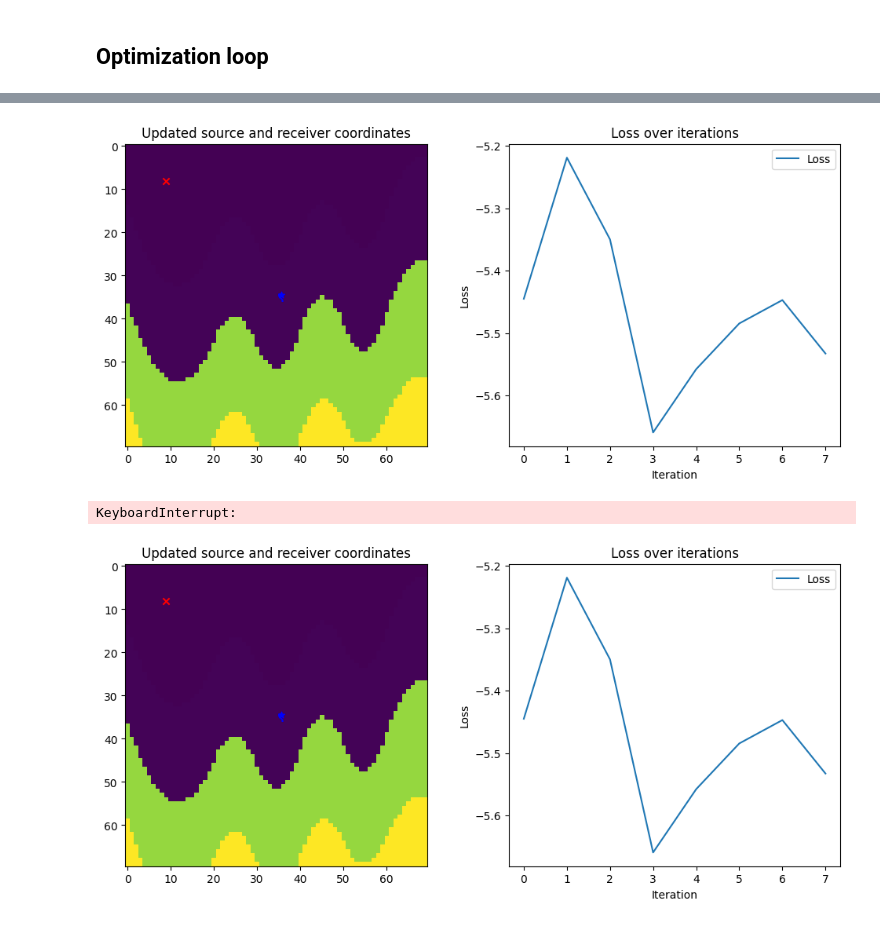
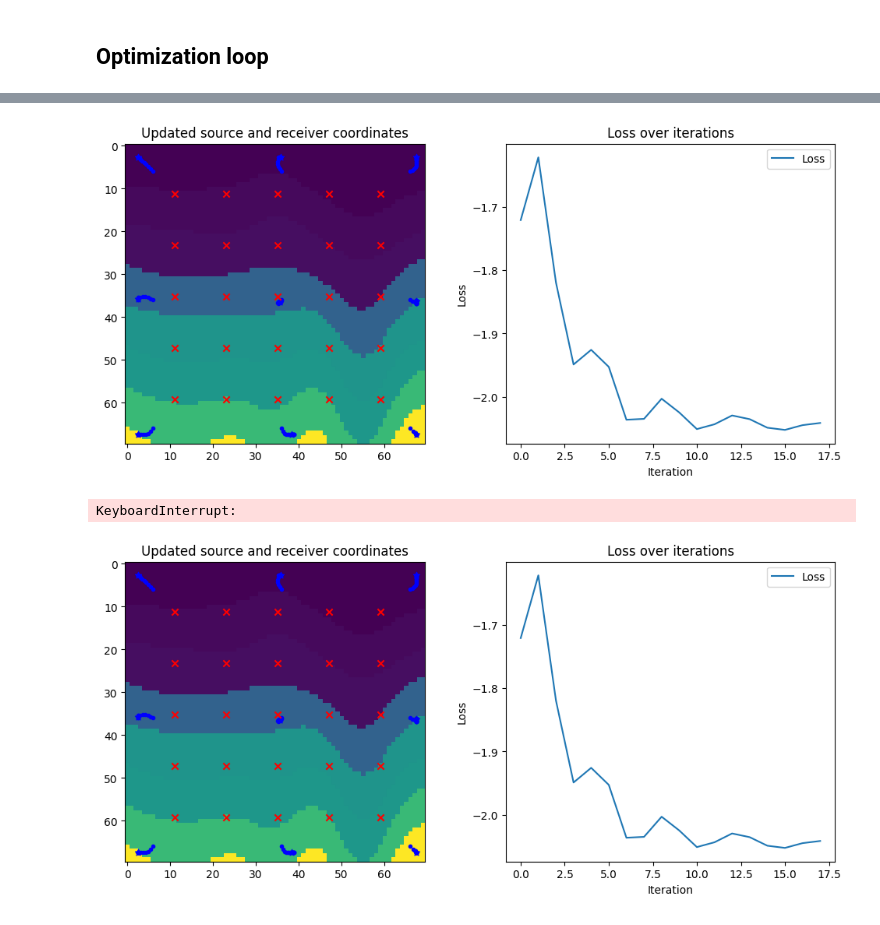
Before and after one commit to armercier/Hybrid-OED, a Jupyter notebook: src/scripts/test_case_B.ipynb, the cells around one changed output, grey strips where cells are left out. Cells and saved outputs as stored; diff of their text form; code cells hidden in the pictures.

Commit message:
multiple source receiver in test case B

```diff
--- a/src/scripts/test_case_B.ipynb
+++ b/src/scripts/test_case_B.ipynb
@@ -76,7 +140,7 @@ density = 1000.  # sound_speed*0 + 1.
 attenuation = 0.0  # density*0
 
 # sound_speed = jnp.full(N, 1540.)
-sound_speed = jnp.array(model[4,0,:,:])
+sound_speed = jnp.array(model[7,0,:,:])
 
 pml_size = 15
 
@@ -440,8 +576,14 @@ for i in range(n_steps):
     print(f"Step {i}, Loss: {lossval}, Time: {tac - tic}")
 
     # Record the current positions of sources and receivers
-    source_trajectories.append((fargs[0][0][0], fargs[0][0][1]))  # Source
-    receiver_trajectories.append((fargs[1][1][0], fargs[1][1][1]))  # Receiver
+    # source_trajectories.append((fargs[0][0][0], fargs[0][0][1]))  # Source
+    # receiver_trajectories.append((fargs[1][1][0], fargs[1][1][1]))  # Receiver
+
+    source_trajectories.append(fargs[0])  # Source
+    receiver_trajectories.append(receiver_coords[0])  # Receiver
+
+
+
     # receiver_trajectories.append(receiver_coords[0],receiver_coords[1])  # Receiver
 
     # Clear the current axes, keeping the figure intact
@@ -458,11 +600,33 @@ for i in range(n_steps):
         # Plot the trajectories of the sources and receivers
         source_positions = list(zip(*source_trajectories))
         receiver_positions = list(zip(*receiver_trajectories))
-        ax1.plot(source_positions[1], source_positions[0], 'b-', label='Source Trajectory')
+
+        print("source_trajectories",source_trajectories)
+        print("source_positions",source_positions)
+
+        # for positions in source_positions:
+        #     ax1.plot(positions[0][1], positions[0][0], 'b-', label='Source Trajectory')
+
+        for traj in source_trajectories:
+            # for src in traj:
+                # ax1.plot(src[1], src[0], 'b-', label='Source Trajectory')
+                # print(src[1], src[0])
+            ax1.scatter(*traj.T[::-1], color='b', marker='.')
+
+        # ax1.plot(source_positions[1], source_positions[0], 'b-', label='Source Trajectory')
         ax1.plot(receiver_positions[1], receiver_positions[0], 'r-', label='Receiver Trajectory')
 
         # Plot the current positions of the source and receiver
-        ax1.scatter(fargs[0][0][1], fargs[0][0][0], marker='*', color='blue', label='Current Source Position')
+        # ax1.scatter(fargs[0][0][1], fargs[0][0][0], marker='*', color='blue', label='Current Source Position')
+        # plot all the src positions in fargs
+        # print(fargs[0][0])
+
+        # print("000",fargs[0][0][0])
+
+        for src in fargs[0]:
+            ax1.scatter(*src.T[::-1], color='b', marker='*')
+
+
         # ax1.scatter(fargs[1][1][1], fargs[1][1][0], marker='x', color='red', label='Current Receiver Position')
         ax1.scatter(*receiver_coords.T[::-1], color='r', marker='x')
         # ax1.scatter(receiver_coords[1], receiver_coords[0], marker='o', color='blue', label='Current Receiver Position')
@@ -478,36 +642,36 @@ for i in range(n_steps):
         ax2.set_ylabel("Loss")
         ax2.legend()
 
         # Update the plot display
         # clear_output(wait=True)
         # display(fig)
         # plt.savefig(f"opti_movie/step_{i}.png")
 
         # Force a draw before saving and displaying the figure
         fig.canvas.draw()
 
         # Save the figure after drawing everything
         # plt.savefig(f"opti_movie/step_{i}.png")
 
         # Clear the output, display the updated figure
         clear_output(wait=True)
         display(fig)
 
         # Pause to allow plot to refresh
         time.sleep(0.1)
 
 
         # plt.pause(0.01)  # Slight pause to allow plot to update
         # time.sleep(0.1)  # Optional, simulates time between iterations
 
 # Show the final plot
 plt.show()
 
 print("Final Loss:", lossvals[-1])
 # %% [output]
-[figure, old version]
+[figure, new version]
 KeyboardInterrupt:
-[figure, old version]
+[figure, new version]
 # %%
 from PIL import Image
 import os
```
Also changed, not shown: parts of 13 cells of this notebook, 1 other file.
